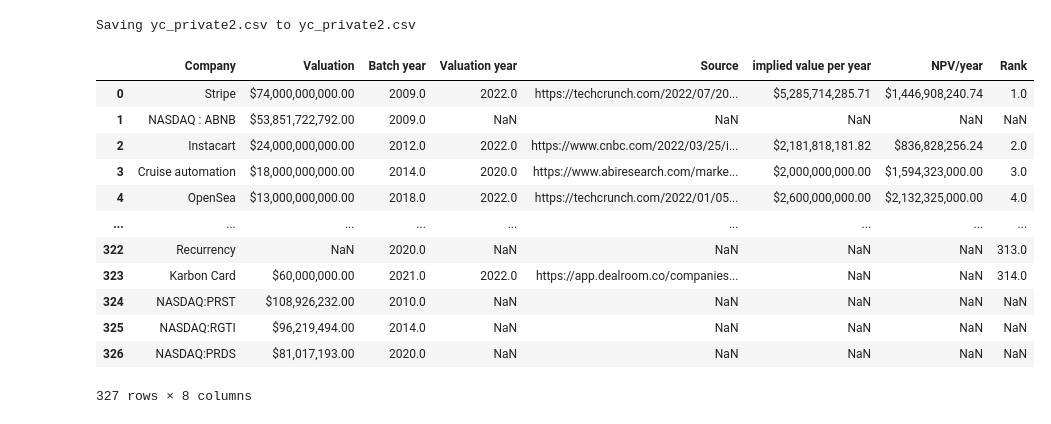
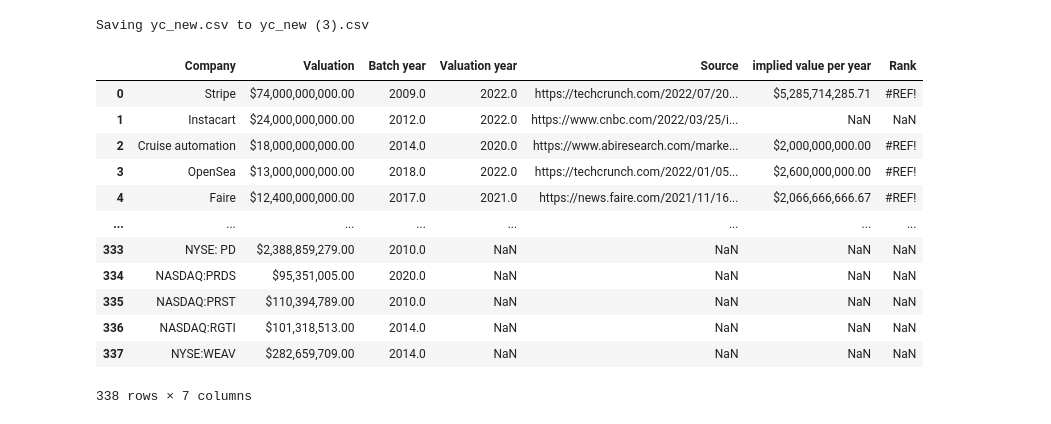
Before and after one commit to Xodarap/notebooks, a Jupyter notebook: ycombinator valuation.ipynb, the cells around one changed output. Cells and saved outputs as stored; diff of their text form; code cells hidden in the pictures.

```diff
--- a/ycombinator valuation.ipynb
+++ b/ycombinator valuation.ipynb
@@ -3,27 +3,27 @@
 # %%
 import pandas as pd
 from google.colab import files
 uploaded = files.upload()
 import io
 
-df=pd.read_csv(io.StringIO(uploaded['yc_private2.csv'].decode('ISO-8859-1')))
+df=pd.read_csv(io.StringIO(uploaded['yc_new.csv'].decode('ISO-8859-1')))
 df
 # %% [output]
 [interactive output not drawn]
-Saving yc_private2.csv to yc_private2.csv
+Saving yc_new.csv to yc_new (3).csv
-|  | Company | Valuation | Batch year | Valuation year | Source | implied value per year | NPV/year | Rank |
-| 0 | Stripe | $74,000,000,000.00 | 2009.0 | 2022.0 | https://techcrunch.com/2022/07/20... | $5,285,714,285.71 | $1,446,908,240.74 | 1.0 |
-| 1 | NASDAQ : ABNB | $53,851,722,792.00 | 2009.0 | NaN | NaN | NaN | NaN | NaN |
-| 2 | Instacart | $24,000,000,000.00 | 2012.0 | 2022.0 | https://www.cnbc.com/2022/03/25/i... | $2,181,818,181.82 | $836,828,256.24 | 2.0 |
-| 3 | Cruise automation | $18,000,000,000.00 | 2014.0 | 2020.0 | https://www.abiresearch.com/marke... | $2,000,000,000.00 | $1,594,323,000.00 | 3.0 |
-| 4 | OpenSea | $13,000,000,000.00 | 2018.0 | 2022.0 | https://techcrunch.com/2022/01/05... | $2,600,000,000.00 | $2,132,325,000.00 | 4.0 |
-| ... | ... | ... | ... | ... | ... | ... | ... | ... |
-| 322 | Recurrency | NaN | 2020.0 | NaN | NaN | NaN | NaN | 313.0 |
-| 323 | Karbon Card | $60,000,000.00 | 2021.0 | 2022.0 | https://app.dealroom.co/companies... | NaN | NaN | 314.0 |
-| 324 | NASDAQ:PRST | $108,926,232.00 | 2010.0 | NaN | NaN | NaN | NaN | NaN |
-| 325 | NASDAQ:RGTI | $96,219,494.00 | 2014.0 | NaN | NaN | NaN | NaN | NaN |
-| 326 | NASDAQ:PRDS | $81,017,193.00 | 2020.0 | NaN | NaN | NaN | NaN | NaN |
+|  | Company | Valuation | Batch year | Valuation year | Source | implied value per year | Rank |
+| 0 | Stripe | $74,000,000,000.00 | 2009.0 | 2022.0 | https://techcrunch.com/2022/07/20... | $5,285,714,285.71 | #REF! |
+| 1 | Instacart | $24,000,000,000.00 | 2012.0 | 2022.0 | https://www.cnbc.com/2022/03/25/i... | NaN | NaN |
+| 2 | Cruise automation | $18,000,000,000.00 | 2014.0 | 2020.0 | https://www.abiresearch.com/marke... | $2,000,000,000.00 | #REF! |
+| 3 | OpenSea | $13,000,000,000.00 | 2018.0 | 2022.0 | https://techcrunch.com/2022/01/05... | $2,600,000,000.00 | #REF! |
+| 4 | Faire | $12,400,000,000.00 | 2017.0 | 2021.0 | https://news.faire.com/2021/11/16... | $2,066,666,666.67 | #REF! |
+| ... | ... | ... | ... | ... | ... | ... | ... |
+| 333 | NYSE: PD | $2,388,859,279.00 | 2010.0 | NaN | NaN | NaN | NaN |
+| 334 | NASDAQ:PRDS | $95,351,005.00 | 2020.0 | NaN | NaN | NaN | NaN |
+| 335 | NASDAQ:PRST | $110,394,789.00 | 2010.0 | NaN | NaN | NaN | NaN |
+| 336 | NASDAQ:RGTI | $101,318,513.00 | 2014.0 | NaN | NaN | NaN | NaN |
+| 337 | NYSE:WEAV | $282,659,709.00 | 2014.0 | NaN | NaN | NaN | NaN |
-327 rows × 8 columns
+338 rows × 7 columns
 # %%
 df['Valuation year'] = df['Valuation year'].fillna(2022)
 df['Valuation'] = pd.to_numeric(df['Valuation'].str.replace('[^-.0-9]', ''))
```
Also changed, not shown: parts of 9 cells of this notebook.
